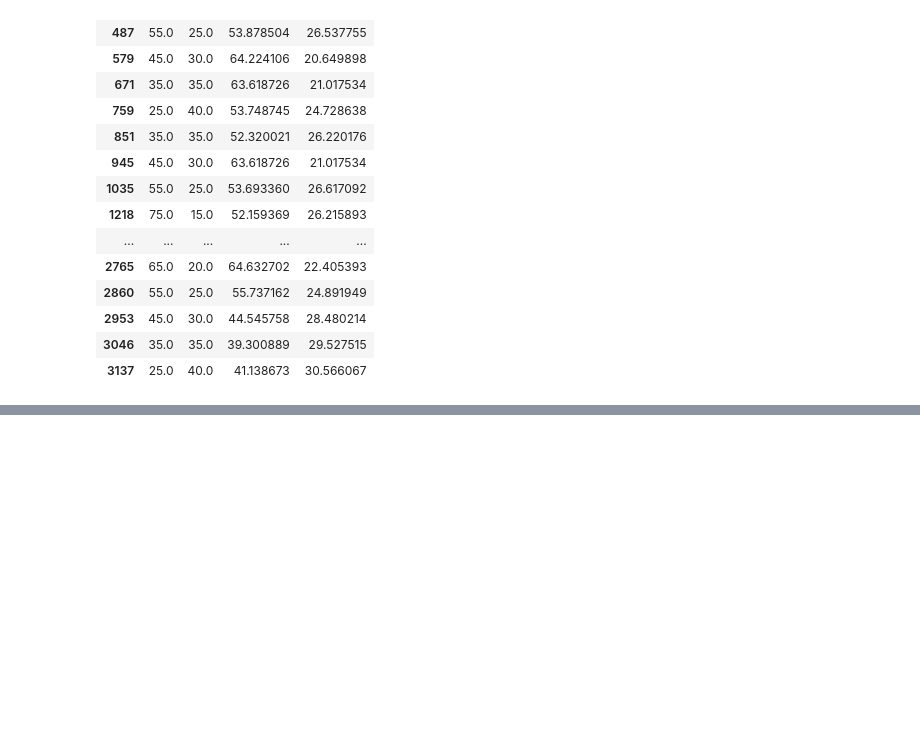
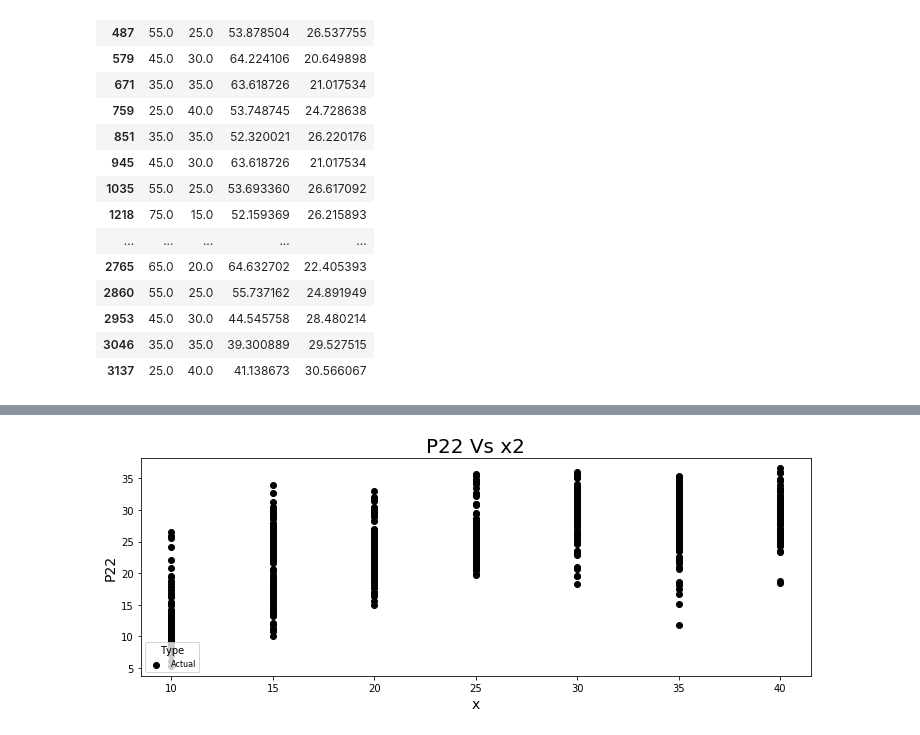
Before and after one commit to lkaruppiah54462/ReactorModel, a Jupyter notebook: alldata.ipynb, the cells around one changed output, grey strips where cells are left out. Drawn from its saved outputs; the diff is of its cells as text; code cells hidden in the pictures; blank space fills up the shorter version.

Commit message:
readme changes, py hanges to get graphs-dashboard

```diff
--- a/alldata.ipynb
+++ b/alldata.ipynb
@@ -321,0 +315,16 @@ Loss: 0.014010664075613022, accuracy: 0.985989335924387
+# %%
+fig, ax = plt.subplots(figsize=(12, 4))
+ax.scatter(result_df["x2"],y=result_df["P22"],color='black',label='Actual')
+
+ax.set_title('P22 Vs x2',fontsize=20)
+ax.set_ylabel('P22',fontsize=14)
+ax.set_xlabel('x',fontsize=14)
+ax.legend(loc="lower left",title="Type",fontsize="8")
+def onclick(event):
+    print( 'button=%d, x=%d, y=%d, xdata=%f, ydata=%f'%(
+        event.button, event.x, event.y, event.xdata, event.ydata))
+
+cid = fig.canvas.mpl_connect('button_press_event', onclick)
+plt.show()
+# %% [output]
+[figure, added]
```
Also changed, not shown: parts of 1 cell of this notebook, 1 other file.
